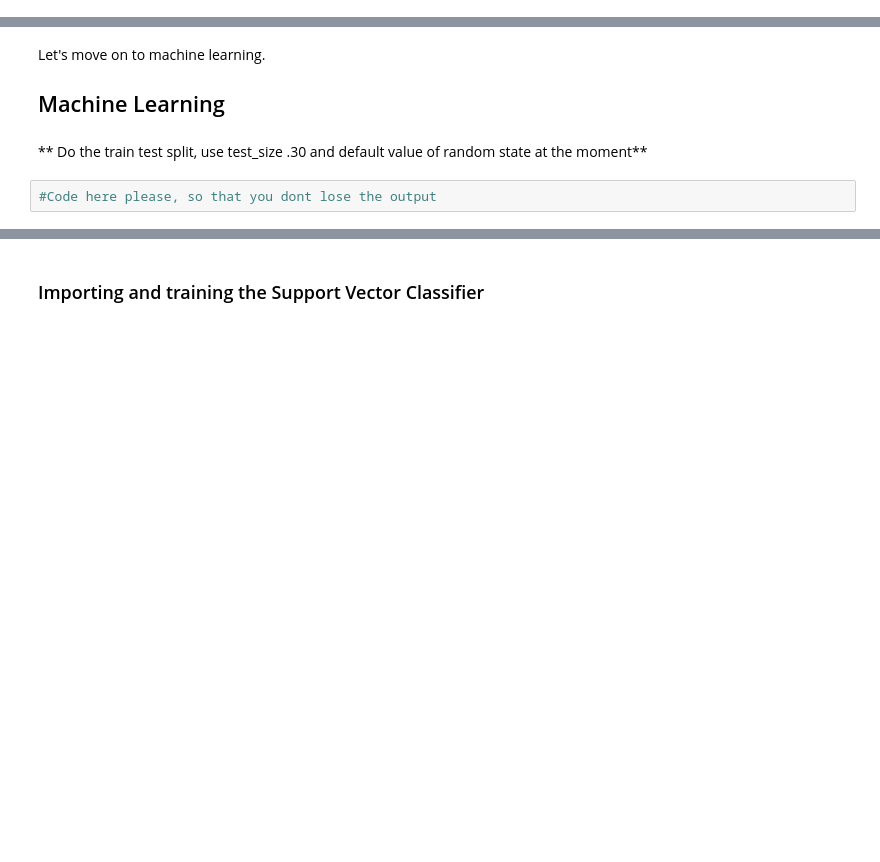
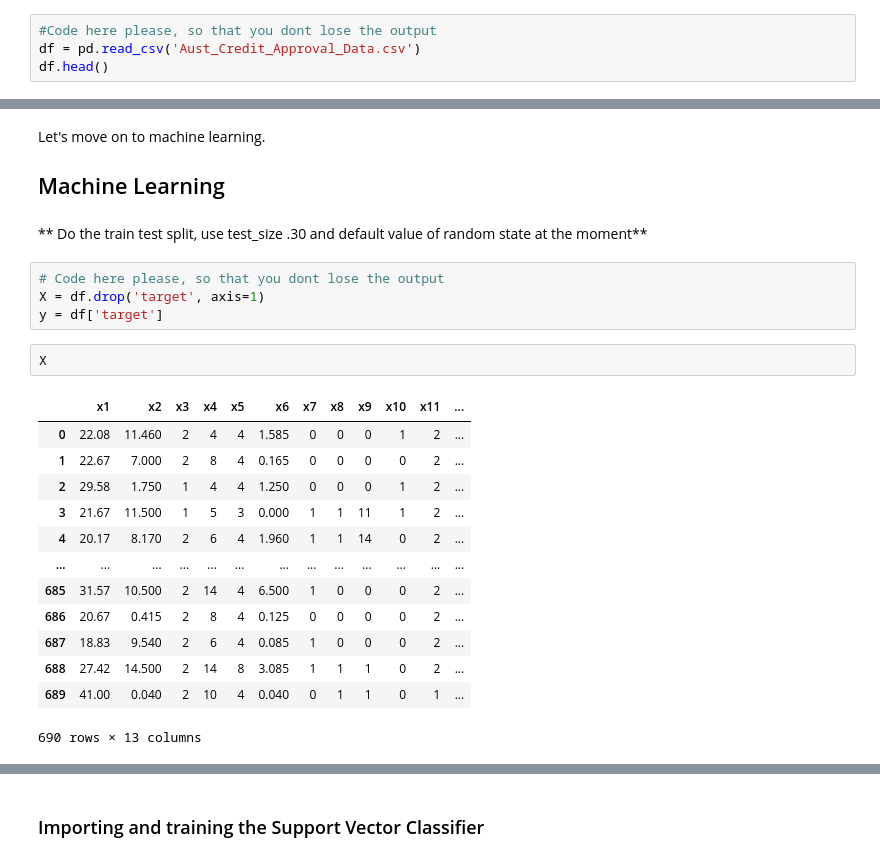
Before and after one commit to SubodhShil/AI-Machine-Learning, a Jupyter notebook: Ostad Course/Module 13/Support Vector Machine - SVM/Assignment/SVMs_Assignment.ipynb, the cells around one changed output, grey strips where cells are left out. Drawn from its saved outputs; the diff is of its cells as text; blank space fills up the shorter version.

```diff
--- a/Ostad Course/Module 13/Support Vector Machine - SVM/Assignment/SVMs_Assignment.ipynb
+++ b/Ostad Course/Module 13/Support Vector Machine - SVM/Assignment/SVMs_Assignment.ipynb
@@ -13,3 +13,7 @@ import matplotlib.pyplot as plt
 %matplotlib inline
 # %% [markdown]
 **Read the datafile and display the head of your dataframe**
+# %%
+#Code here please, so that you dont lose the output
+df = pd.read_csv('Aust_Credit_Approval_Data.csv')
+df.head()
@@ -65,4 +64,22 @@ Let's move on to machine learning.
 # %% [markdown]
 ** Do the train test split, use test_size .30 and default value of random state at the moment**
 # %%
-#Code here please, so that you dont lose the output
+# Code here please, so that you dont lose the output
+X = df.drop('target', axis=1)
+y = df['target']
+# %%
+X
+# %% [output]
+|  | x1 | x2 | x3 | x4 | x5 | x6 | x7 | x8 | x9 | x10 | x11 | ... |
+| 0 | 22.08 | 11.460 | 2 | 4 | 4 | 1.585 | 0 | 0 | 0 | 1 | 2 | ... |
+| 1 | 22.67 | 7.000 | 2 | 8 | 4 | 0.165 | 0 | 0 | 0 | 0 | 2 | ... |
+| 2 | 29.58 | 1.750 | 1 | 4 | 4 | 1.250 | 0 | 0 | 0 | 1 | 2 | ... |
+| 3 | 21.67 | 11.500 | 1 | 5 | 3 | 0.000 | 1 | 1 | 11 | 1 | 2 | ... |
+| 4 | 20.17 | 8.170 | 2 | 6 | 4 | 1.960 | 1 | 1 | 14 | 0 | 2 | ... |
+| ... | ... | ... | ... | ... | ... | ... | ... | ... | ... | ... | ... | ... |
+| 685 | 31.57 | 10.500 | 2 | 14 | 4 | 6.500 | 1 | 0 | 0 | 0 | 2 | ... |
+| 686 | 20.67 | 0.415 | 2 | 8 | 4 | 0.125 | 0 | 0 | 0 | 0 | 2 | ... |
+| 687 | 18.83 | 9.540 | 2 | 6 | 4 | 0.085 | 1 | 0 | 0 | 0 | 2 | ... |
+| 688 | 27.42 | 14.500 | 2 | 14 | 8 | 3.085 | 1 | 1 | 1 | 0 | 2 | ... |
+| 689 | 41.00 | 0.040 | 2 | 10 | 4 | 0.040 | 0 | 1 | 1 | 0 | 1 | ... |
+690 rows × 13 columns
```
Also changed, not shown: parts of 14 cells of this notebook, 2 other files.
